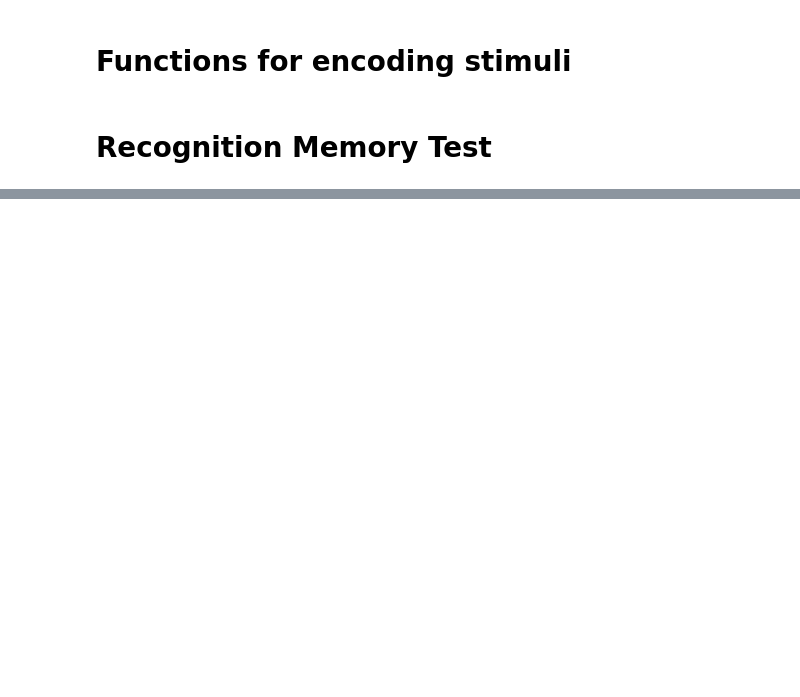
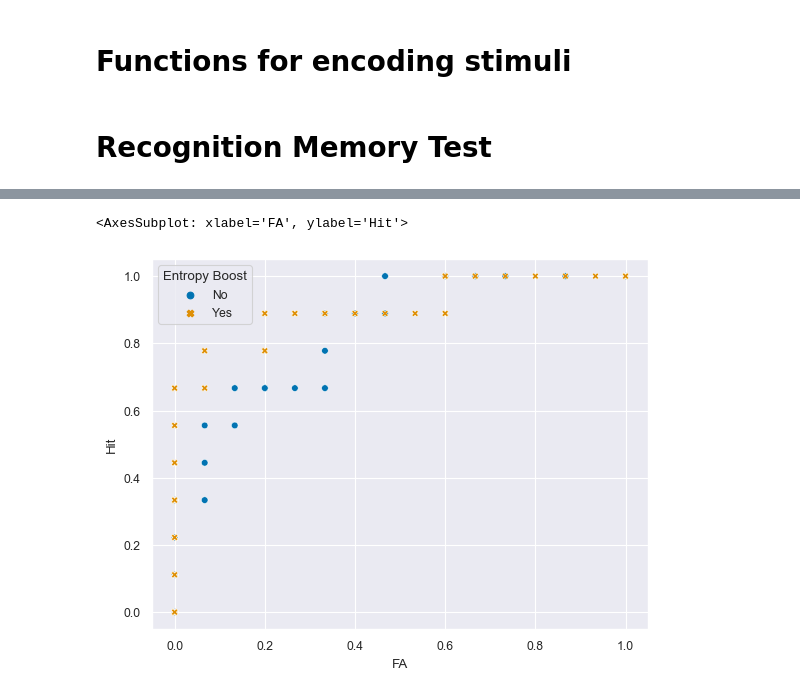
Before and after one commit to tejas-savalia/event-boundaries, a Jupyter notebook: simulations/categorization_sim.ipynb, the cells around one changed output, grey strips where cells are left out. Drawn from its saved outputs; the diff is of its cells as text; code cells hidden in the pictures; blank space fills up the shorter version.

```diff
--- a/simulations/categorization_sim.ipynb
+++ b/simulations/categorization_sim.ipynb
@@ -257,0 +272,15 @@ array([1, 1, 1, 1, 1, 0, 0, 0, 0, 0, 0, 2, 0, 0, 0, 0, 0, 0, 0, 0, 0, 0,
+# %%
+boundary_objects = objects[[0, 4, 5, 9, 10, 14]]
+nonboundary_objects = objects[[1, 2, 3, 6, 7, 8, 11, 12, 14]]
+# %%
+fa_hit_rates = np.array([get_roc(stim_stream, new_test_objects, nonboundary_objects, objects, cb = cb) for cb in [False, True]])
+
+roc_df = pd.DataFrame({'FA': np.ravel(fa_hit_rates[:, 0, :]),
+                       'Hit': np.ravel(fa_hit_rates[:, 1, :]),
+                       'Entropy Boost': np.repeat(['No', 'Yes'], 500)
+                       }
+                    )
+sns.scatterplot(x = 'FA', y = 'Hit', hue = 'Entropy Boost', style = 'Entropy Boost', data = roc_df)
+# %% [output]
+<AxesSubplot: xlabel='FA', ylabel='Hit'>
+[figure, added]
```
Also changed, not shown: parts of 14 cells of this notebook, 11 other files.
